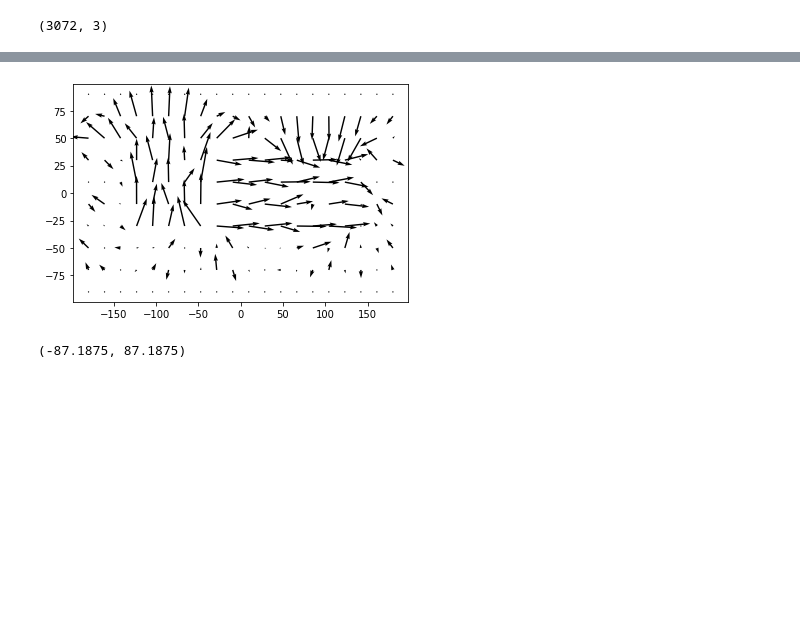
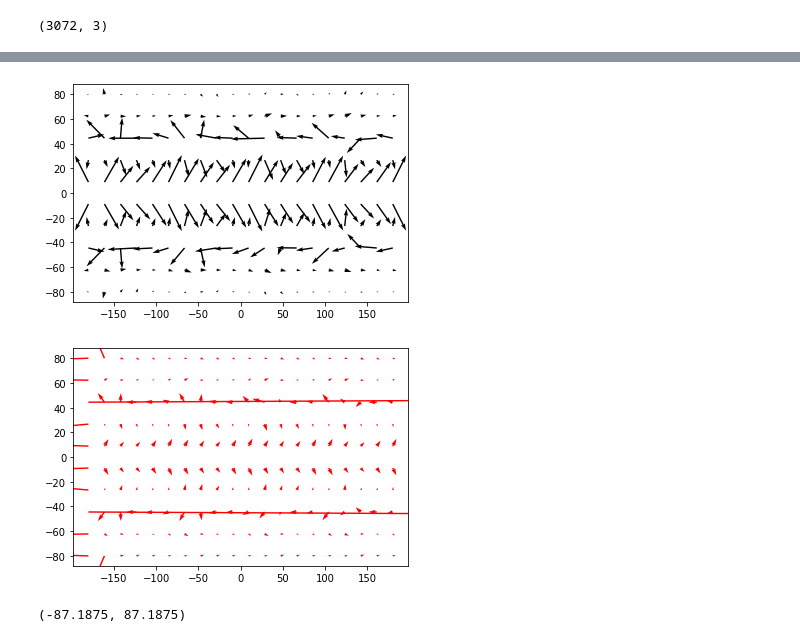
Before and after one commit to pletzer/mint, a Jupyter notebook: mint/notebooks/interpVectorField.ipynb, the cells around one changed output, grey strips where cells are left out. Drawn from its saved outputs; the diff is of its cells as text; code cells hidden in the pictures; blank space fills up the shorter version.

Commit message:
now get{Edge,Face}Vectors can take cell by cell or unique edge data

```diff
--- a/mint/notebooks/interpVectorField.ipynb
+++ b/mint/notebooks/interpVectorField.ipynb
@@ -73,13 +77,20 @@ uvec = numpy.zeros((nedge, 3), numpy.float64)
 for i0 in range(u1.shape[0]):
     for i1 in range(u1.shape[1]):
         for k in range(3):
-            #uvec[:, k] = u1[i0, i1, :] * lambda_hat[:, k] + u2[i0, i1, :] * theta_hat[:, k]
-            # check
-            uvec[:, k] = theta_hat[:, k]
+            uvec[:, k] = u1[i0, i1, :]*lambda_hat[:, k] + u2[i0, i1, :]*theta_hat[:, k]
+            # debug
+            #uvec[:, k] = lambda_hat[:, k]
         ue_integrated[i0, i1, :] = numpy.sum(uvec*xyzdiff, axis=1)
+# %%
+ue_integrated2 = numpy.zeros(u1.shape, numpy.float64)
+for i0 in range(u1.shape[0]):
+    for i1 in range(u1.shape[1]):
+        ue_integrated2[i0, i1, :] = u1[i0, i1, :]*ds[:, 0] + u2[i0, i1]*ds[:, 1]
+        # debug
+        #ue_integrated2[i0, i1, :] = ds[:, 0]
 # %%
 # create target grid
-llon, llat = numpy.meshgrid(numpy.linspace(-180., 180., 20), numpy.linspace(-90., 90., 10))
+llon, llat = numpy.meshgrid(numpy.linspace(-180., 180., 20), numpy.linspace(-80., 80., 10))
 ntarget = llon.shape[0] * llon.shape[1]
 target_points = numpy.zeros((ntarget, 3), numpy.float64)
 target_points[:, 0] = llon.flat
@@ -90,4 +101,5 @@ vi = mint.VectorInterp()
 vi.setGrid(src_grid)
 vi.buildLocator(numCellsPerBucket=10)
 vi.findPoints(target_points, tol2=1.e-10)
-edgeVectors = vi.getEdgeVectors(ue_integrated)
+edgeVectors = vi.getEdgeVectorsFromUniqueEdgeData(ue_integrated)
+edgeVectors2 = vi.getEdgeVectorsFromUniqueEdgeData(ue_integrated2)
@@ -97,9 +106,13 @@ Some target lines fall outside the grid.
 # %%
 from matplotlib import pylab
 pylab.quiver(target_points[:, 0], target_points[:, 1], edgeVectors[:, 0], edgeVectors[:, 1])
 pylab.show()
+
+pylab.quiver(target_points[:, 0], target_points[:, 1], edgeVectors2[:, 0], edgeVectors2[:, 1], color='r')
+pylab.show()
 # %% [output]
-[figure, old version]
+[figure, new version]
+[figure, added]
 # %%
 min(latmid), max(latmid)
 # %% [output]
```
Also changed, not shown: parts of 4 cells of this notebook, 7 other files.
